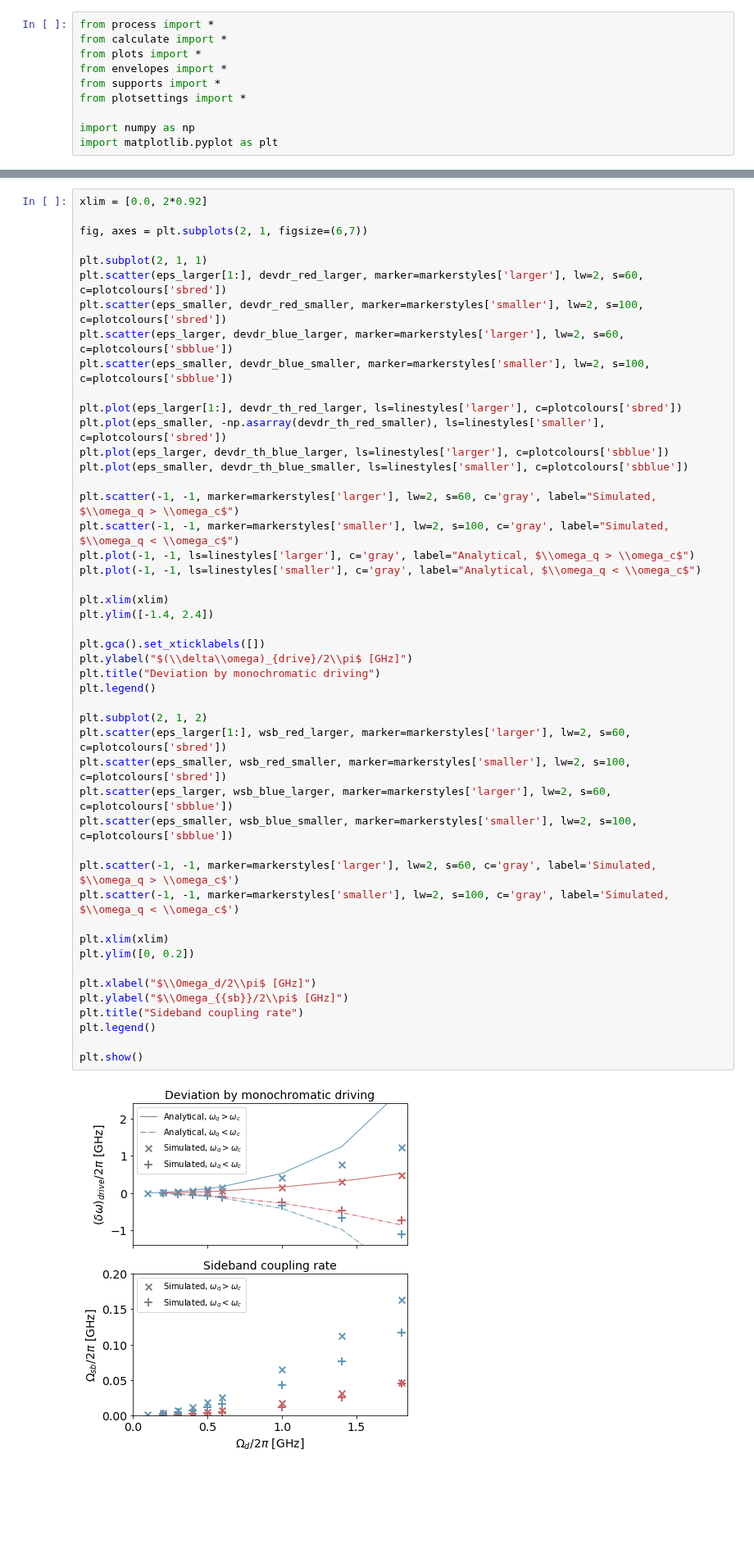
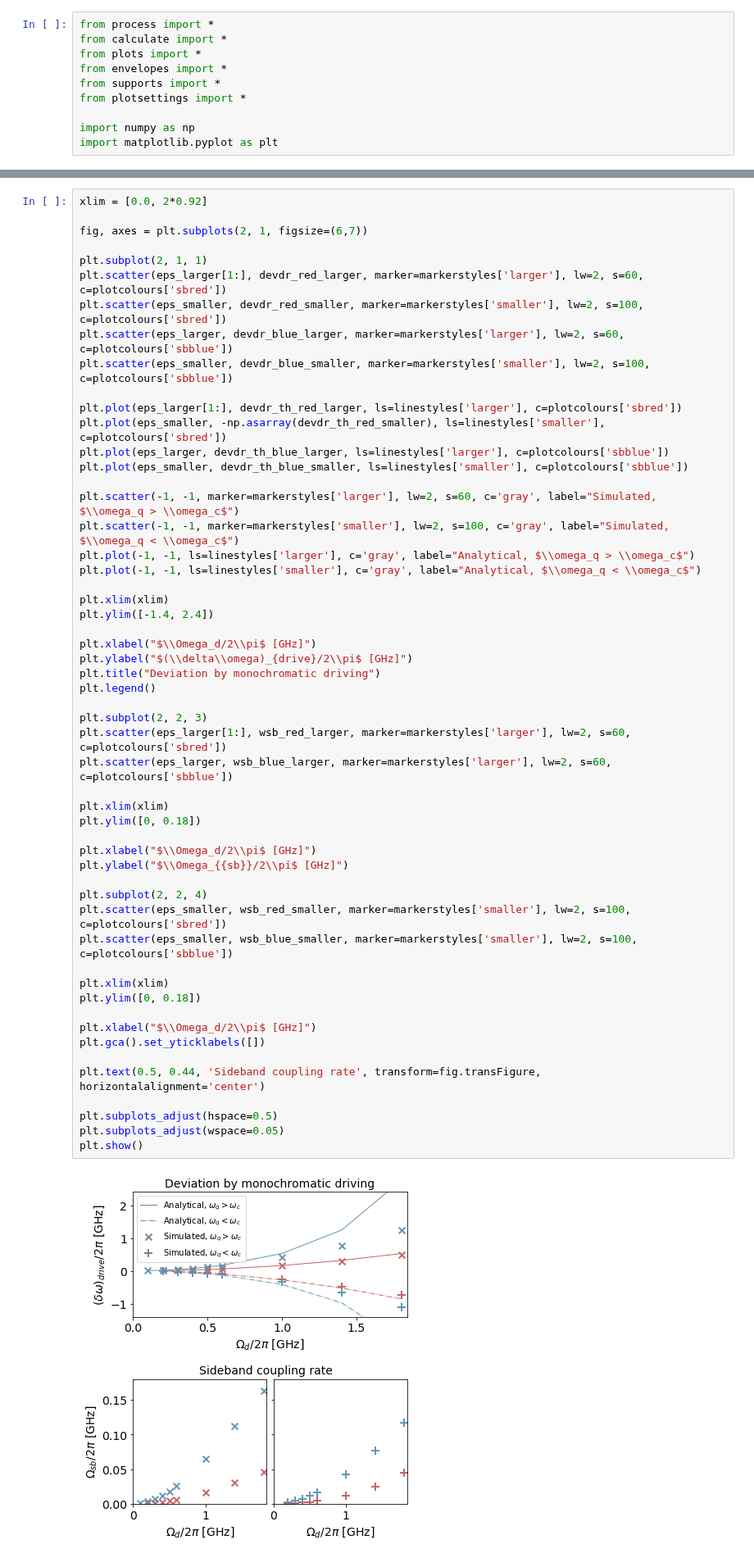
Before and after one commit to wouterkesselsap/thesis, a Jupyter notebook: overview_TLS_single.ipynb, the cells around one changed output, grey strips where cells are left out. Shown at 82% size. Cells and saved outputs as stored; diff of their text form; blank space fills up the shorter version.

```diff
--- a/overview_TLS_single.ipynb
+++ b/overview_TLS_single.ipynb
@@ -44,41 +54,48 @@ plt.scatter(eps_smaller, devdr_red_smaller, marker=markerstyles['smaller'], lw=2
 plt.scatter(eps_larger, devdr_blue_larger, marker=markerstyles['larger'], lw=2, s=60, c=plotcolours['sbblue'])
 plt.scatter(eps_smaller, devdr_blue_smaller, marker=markerstyles['smaller'], lw=2, s=100, c=plotcolours['sbblue'])
 
 plt.plot(eps_larger[1:], devdr_th_red_larger, ls=linestyles['larger'], c=plotcolours['sbred'])
 plt.plot(eps_smaller, -np.asarray(devdr_th_red_smaller), ls=linestyles['smaller'], c=plotcolours['sbred'])
 plt.plot(eps_larger, devdr_th_blue_larger, ls=linestyles['larger'], c=plotcolours['sbblue'])
 plt.plot(eps_smaller, devdr_th_blue_smaller, ls=linestyles['smaller'], c=plotcolours['sbblue'])
 
 plt.scatter(-1, -1, marker=markerstyles['larger'], lw=2, s=60, c='gray', label="Simulated, $\\omega_q > \\omega_c$")
 plt.scatter(-1, -1, marker=markerstyles['smaller'], lw=2, s=100, c='gray', label="Simulated, $\\omega_q < \\omega_c$")
 plt.plot(-1, -1, ls=linestyles['larger'], c='gray', label="Analytical, $\\omega_q > \\omega_c$")
 plt.plot(-1, -1, ls=linestyles['smaller'], c='gray', label="Analytical, $\\omega_q < \\omega_c$")
 
 plt.xlim(xlim)
 plt.ylim([-1.4, 2.4])
 
-plt.gca().set_xticklabels([])
+plt.xlabel("$\\Omega_d/2\\pi$ [GHz]")
 plt.ylabel("$(\\delta\\omega)_{drive}/2\\pi$ [GHz]")
 plt.title("Deviation by monochromatic driving")
 plt.legend()
 
-plt.subplot(2, 1, 2)
+plt.subplot(2, 2, 3)
 plt.scatter(eps_larger[1:], wsb_red_larger, marker=markerstyles['larger'], lw=2, s=60, c=plotcolours['sbred'])
-plt.scatter(eps_smaller, wsb_red_smaller, marker=markerstyles['smaller'], lw=2, s=100, c=plotcolours['sbred'])
 plt.scatter(eps_larger, wsb_blue_larger, marker=markerstyles['larger'], lw=2, s=60, c=plotcolours['sbblue'])
-plt.scatter(eps_smaller, wsb_blue_smaller, marker=markerstyles['smaller'], lw=2, s=100, c=plotcolours['sbblue'])
-
-plt.scatter(-1, -1, marker=markerstyles['larger'], lw=2, s=60, c='gray', label='Simulated, $\\omega_q > \\omega_c$')
-plt.scatter(-1, -1, marker=markerstyles['smaller'], lw=2, s=100, c='gray', label='Simulated, $\\omega_q < \\omega_c$')
 
 plt.xlim(xlim)
-plt.ylim([0, 0.2])
+plt.ylim([0, 0.18])
 
 plt.xlabel("$\\Omega_d/2\\pi$ [GHz]")
 plt.ylabel("$\\Omega_{{sb}}/2\\pi$ [GHz]")
-plt.title("Sideband coupling rate")
-plt.legend()
 
+plt.subplot(2, 2, 4)
+plt.scatter(eps_smaller, wsb_red_smaller, marker=markerstyles['smaller'], lw=2, s=100, c=plotcolours['sbred'])
+plt.scatter(eps_smaller, wsb_blue_smaller, marker=markerstyles['smaller'], lw=2, s=100, c=plotcolours['sbblue'])
+
+plt.xlim(xlim)
+plt.ylim([0, 0.18])
+
+plt.xlabel("$\\Omega_d/2\\pi$ [GHz]")
+plt.gca().set_yticklabels([])
+
+plt.text(0.5, 0.44, 'Sideband coupling rate', transform=fig.transFigure, horizontalalignment='center')
+
+plt.subplots_adjust(hspace=0.5)
+plt.subplots_adjust(wspace=0.05)
 plt.show()
 # %% [output]
-[figure, old version]
+[figure, new version]
```
Also changed, not shown: parts of 4 cells of this notebook, 1 other file.
